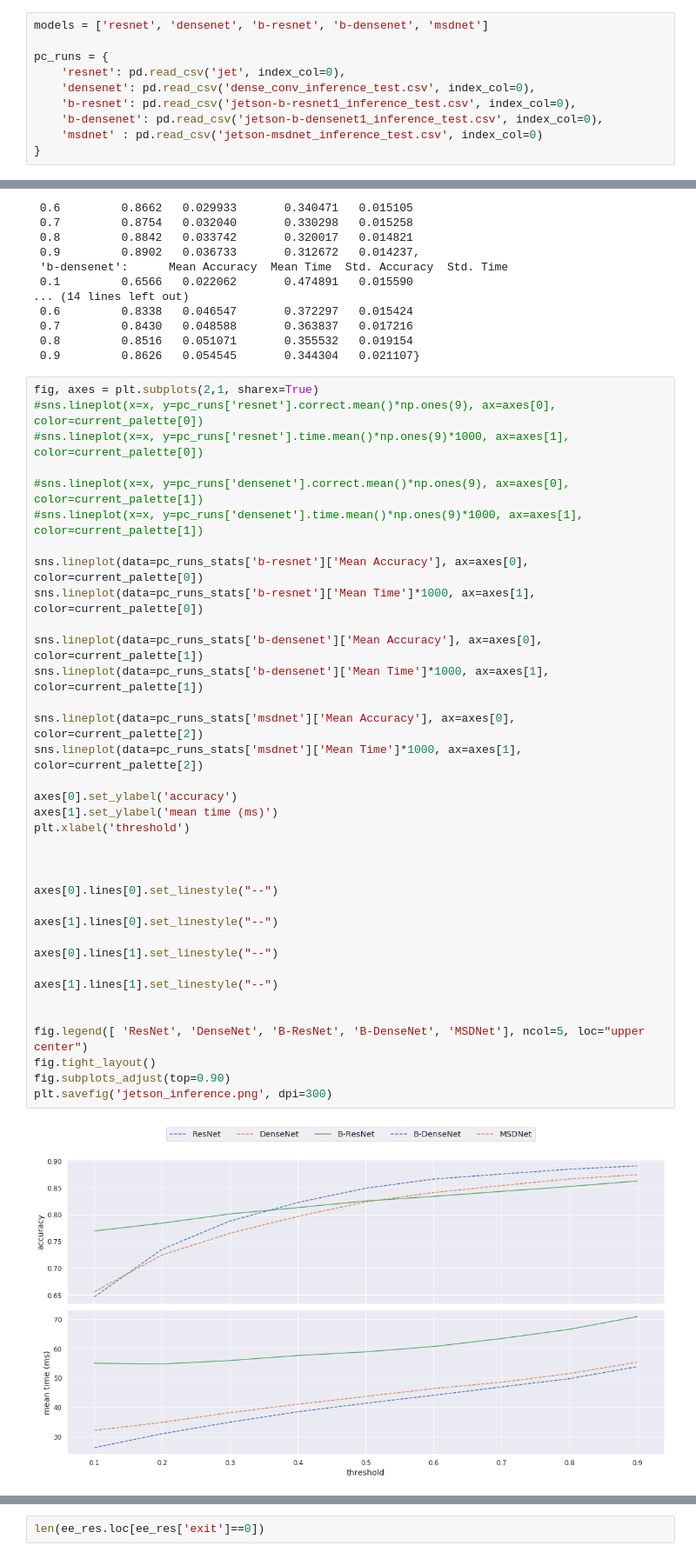
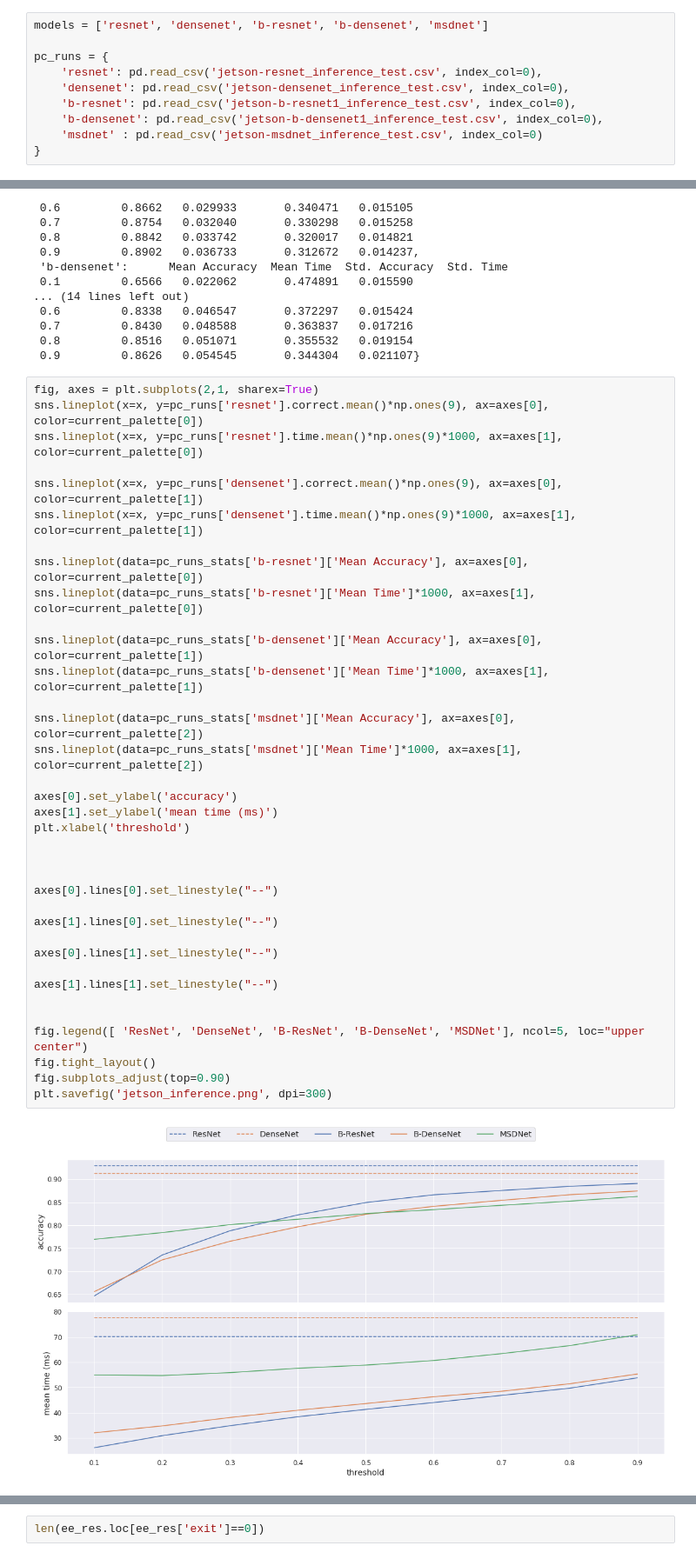
Before and after one commit to AlexKarlsen/thesis-src, a Jupyter notebook: DDNN/logging/threshold_test/Inference analysis Jetson.ipynb, the cells around one changed output, grey strips where cells are left out. Shown: that part at 87% size. Saved outputs shown, nothing was run; the diff lists cells and outputs as text.

Commit message:
jetson inference analysis

```diff
--- a/DDNN/logging/threshold_test/Inference analysis Jetson.ipynb
+++ b/DDNN/logging/threshold_test/Inference analysis Jetson.ipynb
@@ -14,8 +14,8 @@ plt.rcParams.update(params)
 models = ['resnet', 'densenet', 'b-resnet', 'b-densenet', 'msdnet']
 
 pc_runs = {
-    'resnet': pd.read_csv('jet', index_col=0),
-    'densenet': pd.read_csv('dense_conv_inference_test.csv', index_col=0),
+    'resnet': pd.read_csv('jetson-resnet_inference_test.csv', index_col=0),
+    'densenet': pd.read_csv('jetson-densenet_inference_test.csv', index_col=0),
     'b-resnet': pd.read_csv('jetson-b-resnet1_inference_test.csv', index_col=0),
     'b-densenet': pd.read_csv('jetson-b-densenet1_inference_test.csv', index_col=0),
     'msdnet' : pd.read_csv('jetson-msdnet_inference_test.csv', index_col=0)
@@ -120,39 +133,39 @@ pc_runs_stats
  0.9         0.8626   0.054545       0.344304   0.021107}
 # %%
 fig, axes = plt.subplots(2,1, sharex=True)
-#sns.lineplot(x=x, y=pc_runs['resnet'].correct.mean()*np.ones(9), ax=axes[0], color=current_palette[0])
-#sns.lineplot(x=x, y=pc_runs['resnet'].time.mean()*np.ones(9)*1000, ax=axes[1], color=current_palette[0])
+sns.lineplot(x=x, y=pc_runs['resnet'].correct.mean()*np.ones(9), ax=axes[0], color=current_palette[0])
+sns.lineplot(x=x, y=pc_runs['resnet'].time.mean()*np.ones(9)*1000, ax=axes[1], color=current_palette[0])
 
-#sns.lineplot(x=x, y=pc_runs['densenet'].correct.mean()*np.ones(9), ax=axes[0],  color=current_palette[1])
-#sns.lineplot(x=x, y=pc_runs['densenet'].time.mean()*np.ones(9)*1000, ax=axes[1],  color=current_palette[1])
+sns.lineplot(x=x, y=pc_runs['densenet'].correct.mean()*np.ones(9), ax=axes[0],  color=current_palette[1])
+sns.lineplot(x=x, y=pc_runs['densenet'].time.mean()*np.ones(9)*1000, ax=axes[1],  color=current_palette[1])
 
 sns.lineplot(data=pc_runs_stats['b-resnet']['Mean Accuracy'], ax=axes[0], color=current_palette[0])
 sns.lineplot(data=pc_runs_stats['b-resnet']['Mean Time']*1000, ax=axes[1], color=current_palette[0])
 
 sns.lineplot(data=pc_runs_stats['b-densenet']['Mean Accuracy'], ax=axes[0], color=current_palette[1])
 sns.lineplot(data=pc_runs_stats['b-densenet']['Mean Time']*1000, ax=axes[1], color=current_palette[1])
 
 sns.lineplot(data=pc_runs_stats['msdnet']['Mean Accuracy'], ax=axes[0], color=current_palette[2])
 sns.lineplot(data=pc_runs_stats['msdnet']['Mean Time']*1000, ax=axes[1], color=current_palette[2])
 
 axes[0].set_ylabel('accuracy')
 axes[1].set_ylabel('mean time (ms)')
 plt.xlabel('threshold')
 
 
 
 axes[0].lines[0].set_linestyle("--")
 
 axes[1].lines[0].set_linestyle("--")
 
 axes[0].lines[1].set_linestyle("--")
 
 axes[1].lines[1].set_linestyle("--")
 
 
 fig.legend([ 'ResNet', 'DenseNet', 'B-ResNet', 'B-DenseNet', 'MSDNet'], ncol=5, loc="upper center")
 fig.tight_layout()
 fig.subplots_adjust(top=0.90)
 plt.savefig('jetson_inference.png', dpi=300)
 # %% [output]
-[figure, old version]
+[figure, new version]
```
Also changed, not shown: parts of 3 cells of this notebook, 2 other files.
